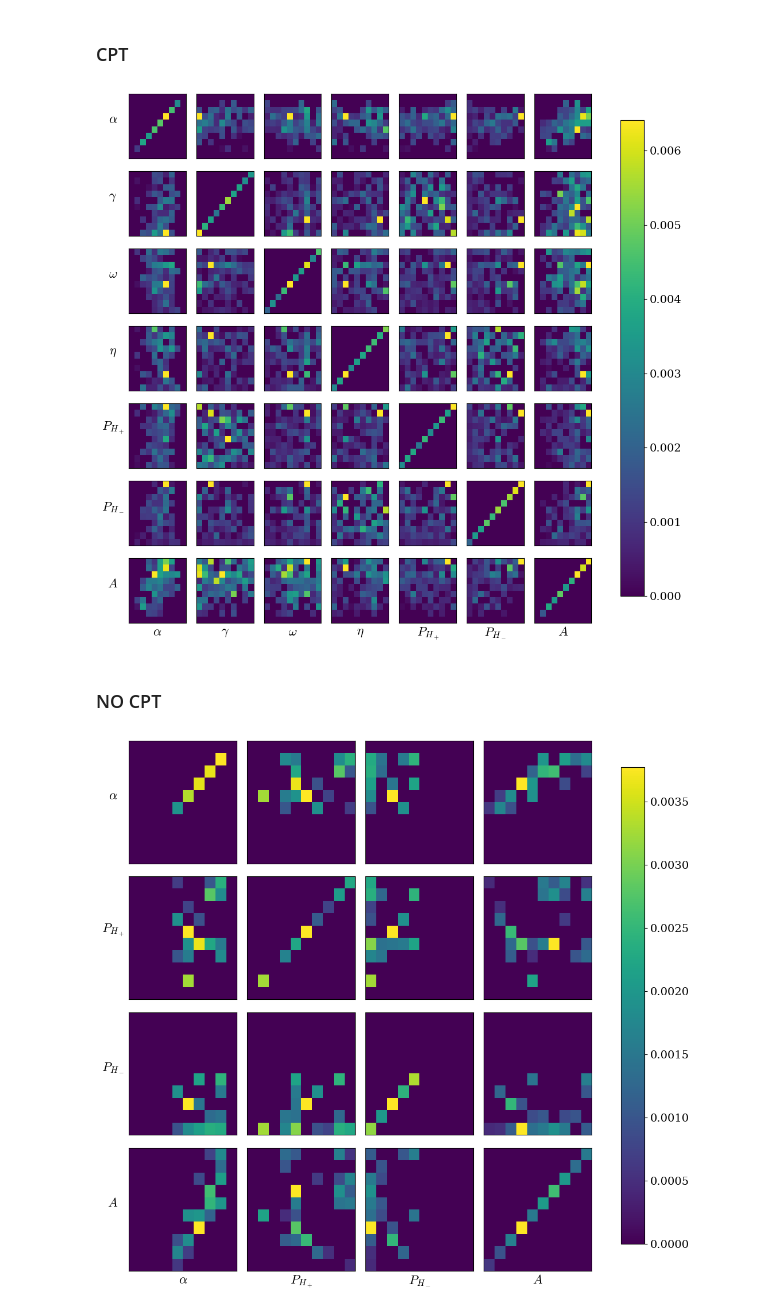
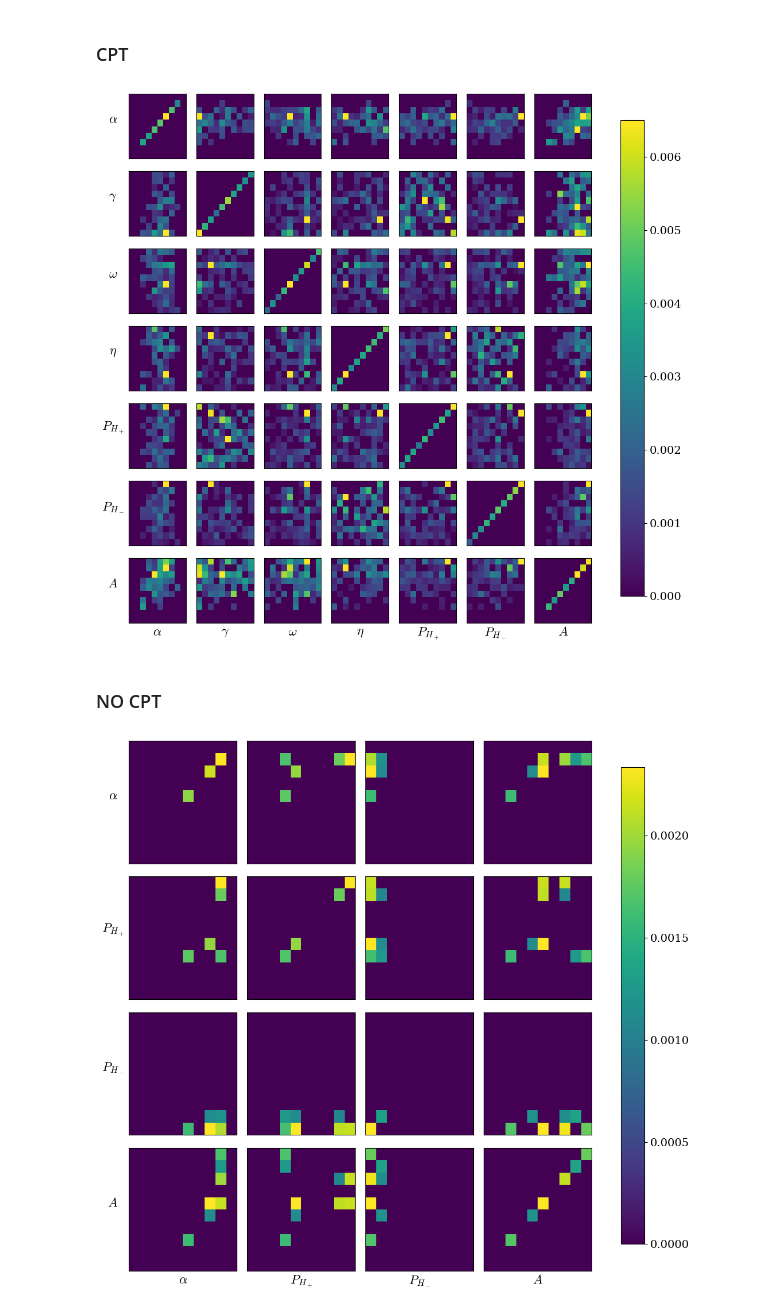
Before and after one commit to charlesaugdupont/cognitive-biases-endogenous-volatility, a Jupyter notebook: DominantFrequency.ipynb, the cells around one changed output. Cells and saved outputs as stored; diff of their text form; code cells hidden in the pictures.

```diff
--- a/DominantFrequency.ipynb
+++ b/DominantFrequency.ipynb
@@ -188,7 +188,7 @@ for i in range(7):
 
                 # Concatenate all lists of freqs in this bin
                 if len(idxs) > 0:
-                    freq_lists_min_100_agents = [freq_lists[k] for k in idxs if len(np.where(~np.isnan(freq_lists[k]))[0]) > 100]
+                    freq_lists_min_100_agents = [freq_lists[k] for k in idxs if len(np.where(~np.isnan(freq_lists[k]))[0]) > 1000]
                     if freq_lists_min_100_agents:
                         combined_freqs = np.concatenate(freq_lists_min_100_agents)
                         heatmap[a, b] = combined_freqs[~np.isnan(combined_freqs) ].mean()
@@ -212,7 +212,7 @@ fig.colorbar(last_im, ax=axs.ravel().tolist(), shrink=0.9, norm="log")
 # plt.savefig("CPT_dominant_frequencies_robust.pdf", bbox_inches="tight")
 plt.show()
 # %% [output]
-[figure, old version]
+[figure, new version]
 # %% [markdown]
 ### NO CPT
 # %%
@@ -251,32 +251,32 @@ for i in range(len(param_names)):
                     (pi_values >= pi_bounds[a]) & (pi_values < pi_bounds[a+1]) &
                     (pj_values >= pj_bounds[b]) & (pj_values < pj_bounds[b+1])
                 )[0]
 
                 # Concatenate all lists of freqs in this bin
                 if len(idxs) > 0:
-                    freq_lists_min_100_agents = [freq_lists[k] for k in idxs if len(np.where(~np.isnan(freq_lists[k]))[0]) > 100]
+                    freq_lists_min_100_agents = [freq_lists[k] for k in idxs if len(np.where(~np.isnan(freq_lists[k]))[0]) > 1000]
                     if freq_lists_min_100_agents:
                         combined_freqs = np.concatenate(freq_lists_min_100_agents)
                         heatmap[a, b] = combined_freqs[~np.isnan(combined_freqs) ].mean()
                     else:
                         heatmap[a,b] = 0
                 else:
                     heatmap[a, b] = 0
 
         im = axs[i][j].imshow(heatmap, origin="lower", aspect="auto", cmap="viridis")
         axs[i][j].set_xticks([])
         axs[i][j].set_yticks([])
         if j == 0:
             axs[i][j].set_ylabel(param_names[i], rotation=0, labelpad=20)
         if i == len(param_names)-1:
             axs[i][j].set_xlabel(param_names[j])
         last_im = im
 
         map_vals.append(heatmap.flatten())
 
 fig.tight_layout()
 fig.colorbar(last_im, ax=axs.ravel().tolist(), shrink=0.9, norm="log")
 # plt.savefig("No-CPT_dominant_frequencies_robust.pdf", bbox_inches="tight")
 plt.show()
 # %% [output]
-[figure, old version]
+[figure, new version]
```
Also changed, not shown: parts of 2 cells of this notebook, 1 other file.
